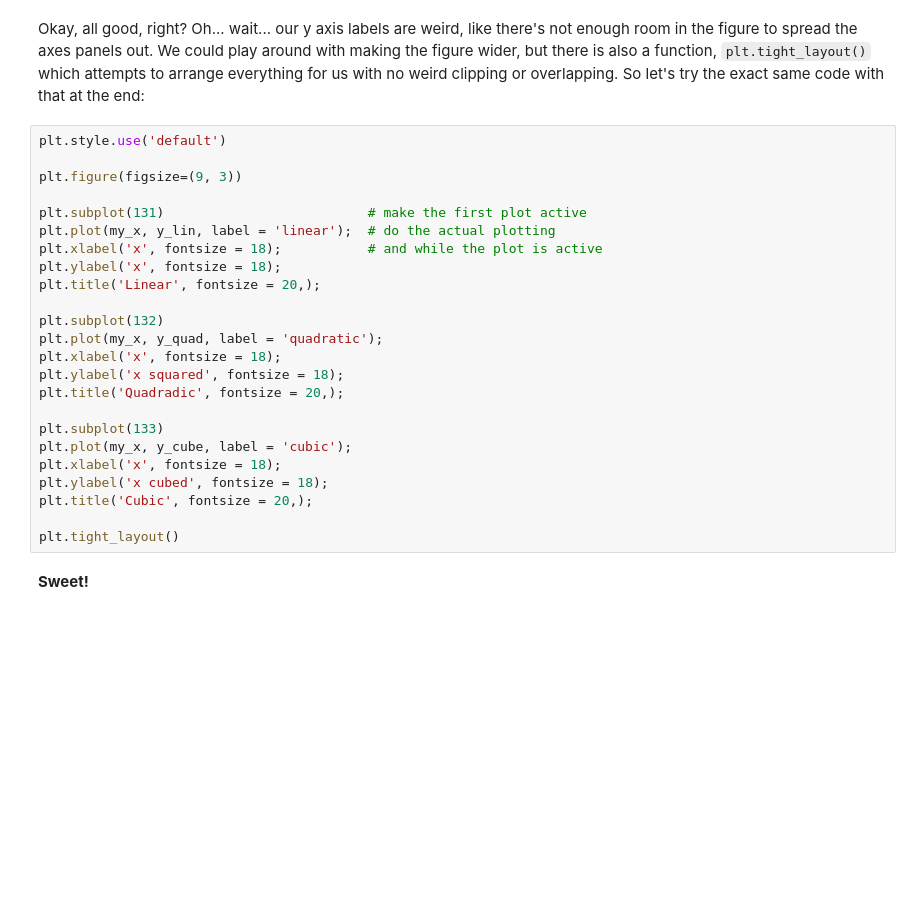
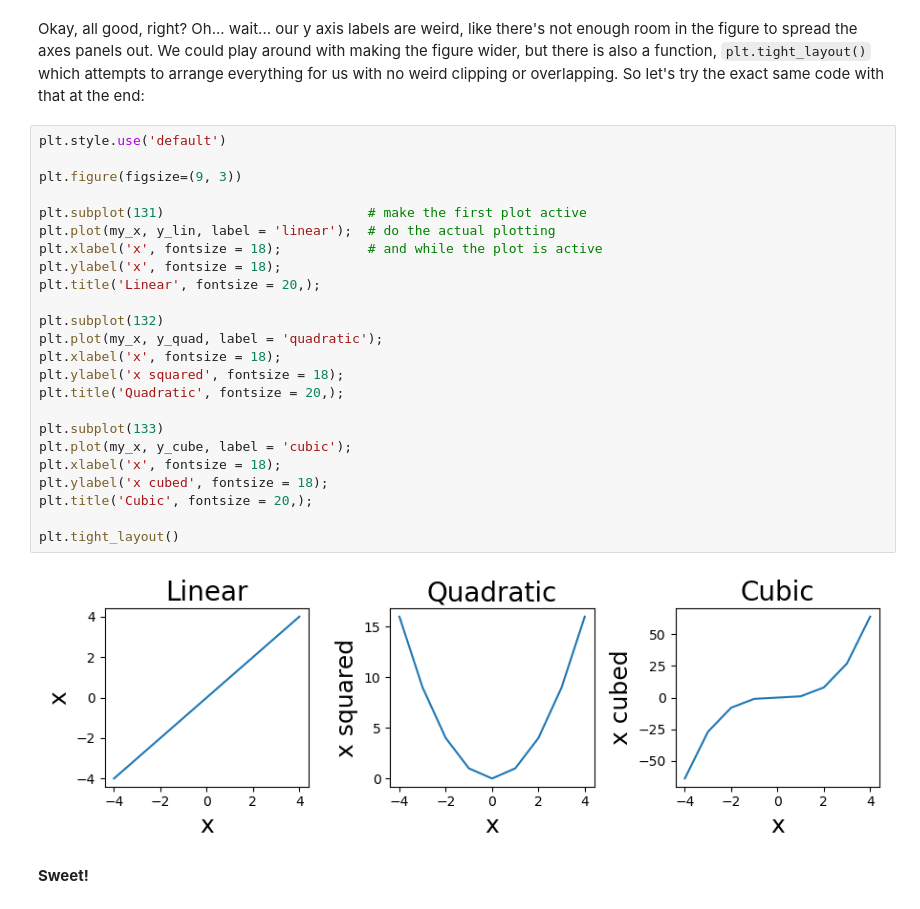
Before and after one commit to cjhoang/PythonTutorials, a Jupyter notebook: tutorial012-Plotting-Matplotlib-Introduction.ipynb, the cells around one changed output. Drawn from its saved outputs; the diff is of its cells as text; blank space fills up the shorter version.

```diff
--- a/tutorial012-Plotting-Matplotlib-Introduction.ipynb
+++ b/tutorial012-Plotting-Matplotlib-Introduction.ipynb
@@ -486,27 +513,29 @@ Okay, all good, right? Oh... wait... our y axis labels are weird, like there's n
 # %%
 plt.style.use('default')
 
 plt.figure(figsize=(9, 3))
 
 plt.subplot(131)                          # make the first plot active
 plt.plot(my_x, y_lin, label = 'linear');  # do the actual plotting
 plt.xlabel('x', fontsize = 18);           # and while the plot is active
 plt.ylabel('x', fontsize = 18);
 plt.title('Linear', fontsize = 20,);
 
 plt.subplot(132)
 plt.plot(my_x, y_quad, label = 'quadratic');
 plt.xlabel('x', fontsize = 18);
 plt.ylabel('x squared', fontsize = 18);
-plt.title('Quadradic', fontsize = 20,);
+plt.title('Quadratic', fontsize = 20,);
 
 plt.subplot(133)
 plt.plot(my_x, y_cube, label = 'cubic');
 plt.xlabel('x', fontsize = 18);
 plt.ylabel('x cubed', fontsize = 18);
 plt.title('Cubic', fontsize = 20,);
 
 plt.tight_layout()
+# %% [output]
+[figure, added]
 # %% [markdown]
 **Sweet!**
 # %% [markdown]
```
Also changed, not shown: parts of 17 cells of this notebook.
